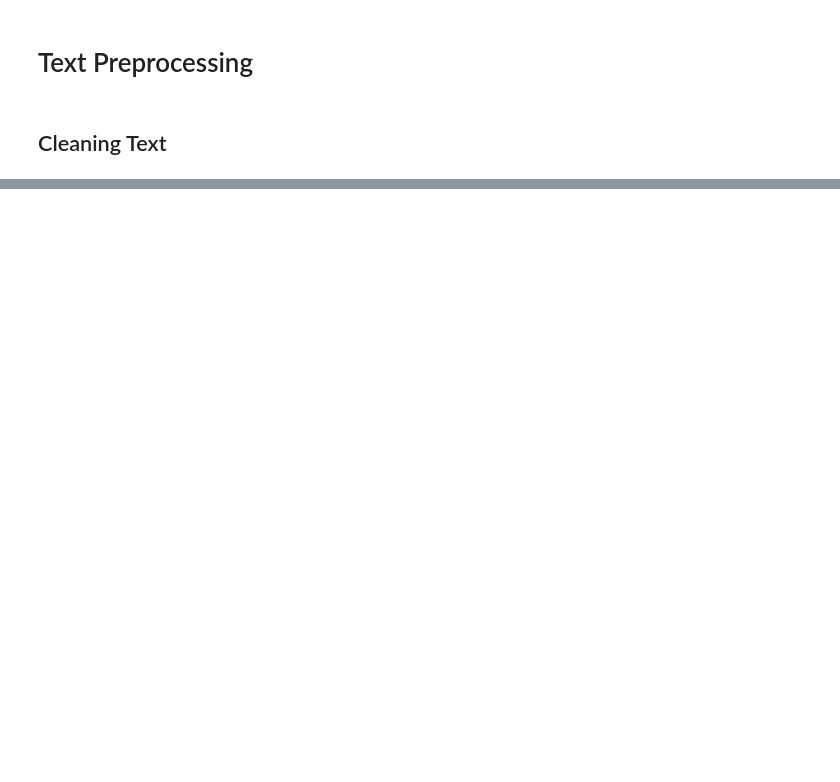
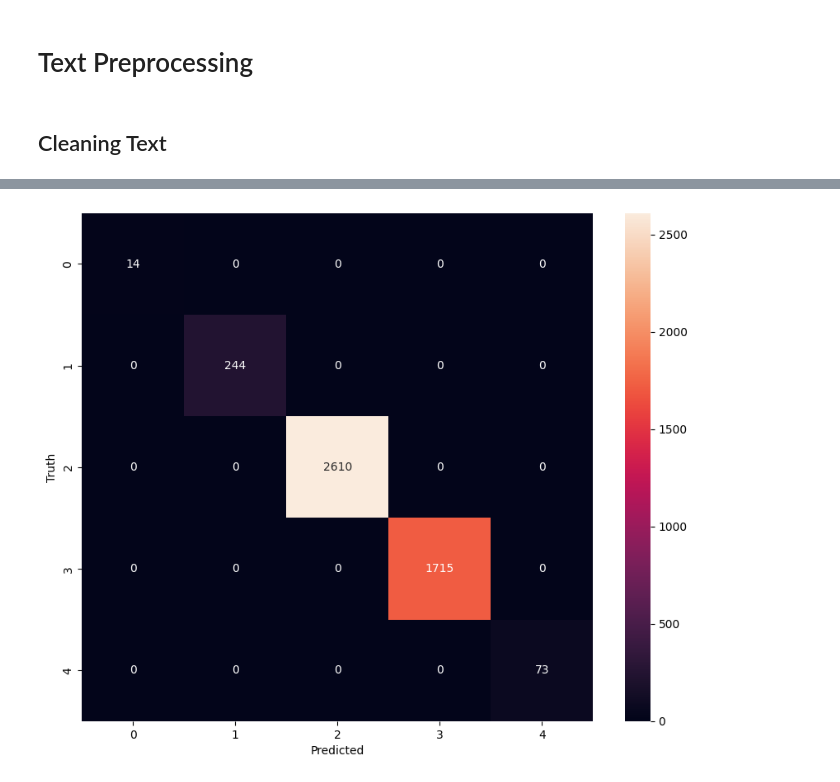
Before and after one commit to Red651/Analisis-Sentimen-Asuransi-Swasta-di-Indonesia, a Jupyter notebook: sentimenanalisis.ipynb, the cells around one changed output, grey strips where cells are left out. Cells and saved outputs as stored; diff of their text form; code cells hidden in the pictures; blank space fills up the shorter version.

Commit message:
update modeling BERT

```diff
--- a/sentimenanalisis.ipynb
+++ b/sentimenanalisis.ipynb
@@ -207,0 +241,2 @@ stopwords[:10]
+# %%
+df['full_text'] = df['full_text'].apply(remove_stopwords)
@@ -210,0 +265,23 @@ from gensim.models import Word2Vec
+# %%
+# Fungsi untuk menganalisis sentimen tweet
+def analisis_sentimen(tweet, model, tokenizer):
+    # Tokenisasi teks tweet
+    tokens = tokenizer.encode_plus(tweet, add_special_tokens=True, return_tensors='pt')
+
+    # Prediksi sentimen menggunakan model BERT
+    with torch.no_grad():
+        outputs = model(**tokens)
+        logits = outputs.logits
+
+    # Gunakan softmax untuk mendapatkan probabilitas
+    probs = softmax(logits, dim=1)
+
+    # Ambil label dengan probabilitas tertinggi
+    predicted_label = torch.argmax(probs, dim=1).item()
+
+    return predicted_label, probs[0][predicted_label].item()
+# %%
+# Load pre-trained model dan tokenizer untuk bahasa Indonesia
+model_name = 'indobenchmark/indobert-base-p1'
+tokenizer = BertTokenizer.from_pretrained(model_name)
+model = BertForSequenceClassification.from_pretrained(model_name)
@@ -210,0 +291,3 @@ from gensim.models import Word2Vec
+# %%
+# data yang akan dianalisis pada df yang digunakan
+df['sentiment'] = df['full_text'].apply(lambda x: analisis_sentimen(' '.join(x), model, tokenizer)[0])
@@ -210,0 +320,13 @@ from gensim.models import Word2Vec
+# %%
+# evaluasi model menggunakan confusion matrix
+from sklearn.metrics import confusion_matrix
+import seaborn as sns
+
+cm = confusion_matrix(df['sentiment'], df['sentiment'])
+plt.figure(figsize=(10,8))
+sns.heatmap(cm, annot=True, fmt='d')
+plt.xlabel('Predicted')
+plt.ylabel('Truth')
+plt.show()
+# %% [output]
+[figure, added]
```
Also changed, not shown: parts of 34 cells of this notebook.
